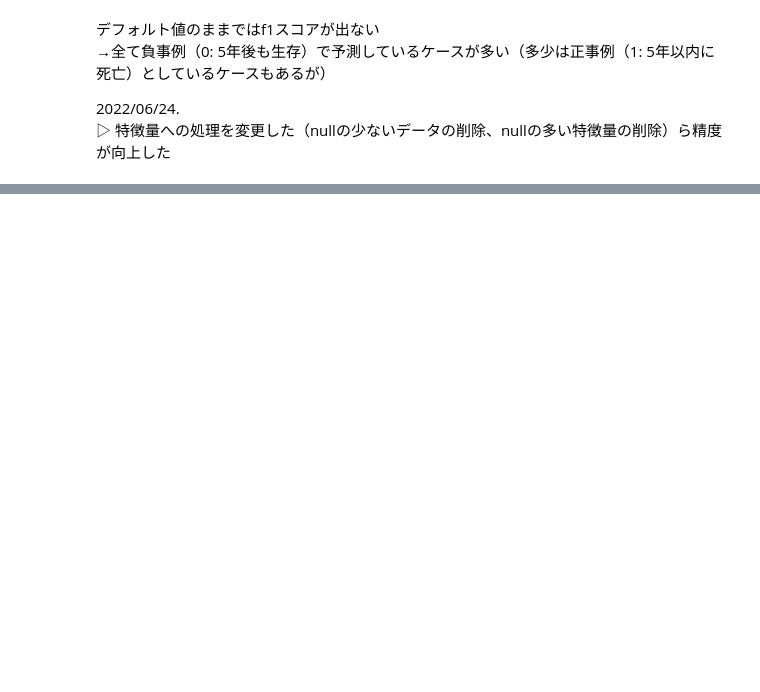
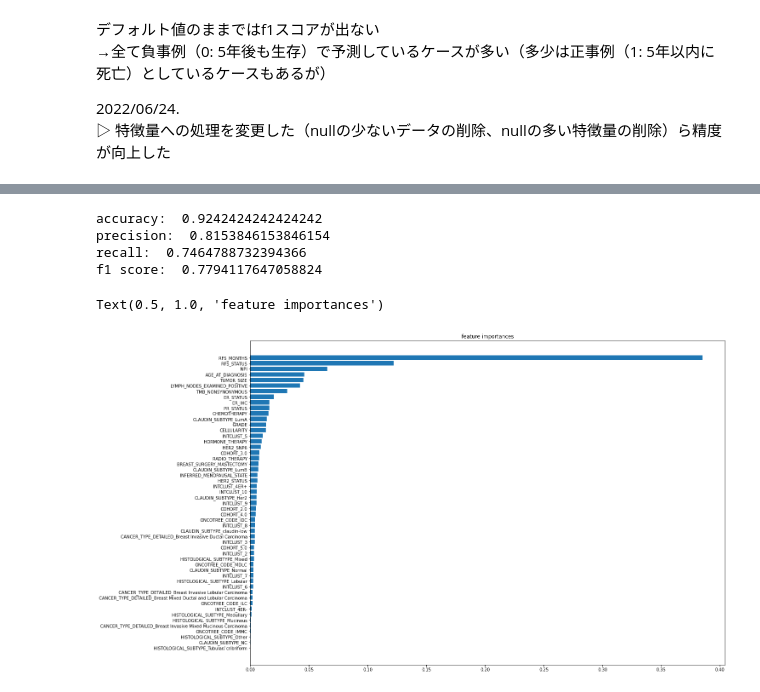
Before and after one commit to mono-clone/breast_cancer_analytics, a Jupyter notebook: notebooks/3.0.0-create_bcm_basic.ipynb, the cells around one changed output, grey strips where cells are left out. Cells and saved outputs as stored; diff of their text form; code cells hidden in the pictures; blank space fills up the shorter version.

```diff
--- a/notebooks/3.0.0-create_bcm_basic.ipynb
+++ b/notebooks/3.0.0-create_bcm_basic.ipynb
@@ -536,0 +523,25 @@ Please also refer to the documentation for alternative solver options:
+# %%
+rf = RandomForestClassifier(random_state=SEED)
+rf.fit(X_train, y_train)
+pred_tmp = rf.predict(X_test)
+show_scores(y_test, pred_tmp)
+# %% [output]
+accuracy:  0.9242424242424242
+precision:  0.8153846153846154
+recall:  0.7464788732394366
+f1 score:  0.7794117647058824
+# %%
+feature_importance = pd.DataFrame(
+    {
+        "gene_expression": X_test.columns.values,
+        "importance": rf.feature_importances_,
+    }
+)
+feature_importance.sort_values(by="importance", ascending=True, inplace=True)
+
+plt.figure(figsize=(20, 14))
+plt.barh(feature_importance.gene_expression, feature_importance.importance)
+plt.title("feature importances")
+# %% [output]
+Text(0.5, 1.0, 'feature importances')
+[figure, added]
```
Also changed, not shown: parts of 6 cells of this notebook, 5 other files.
